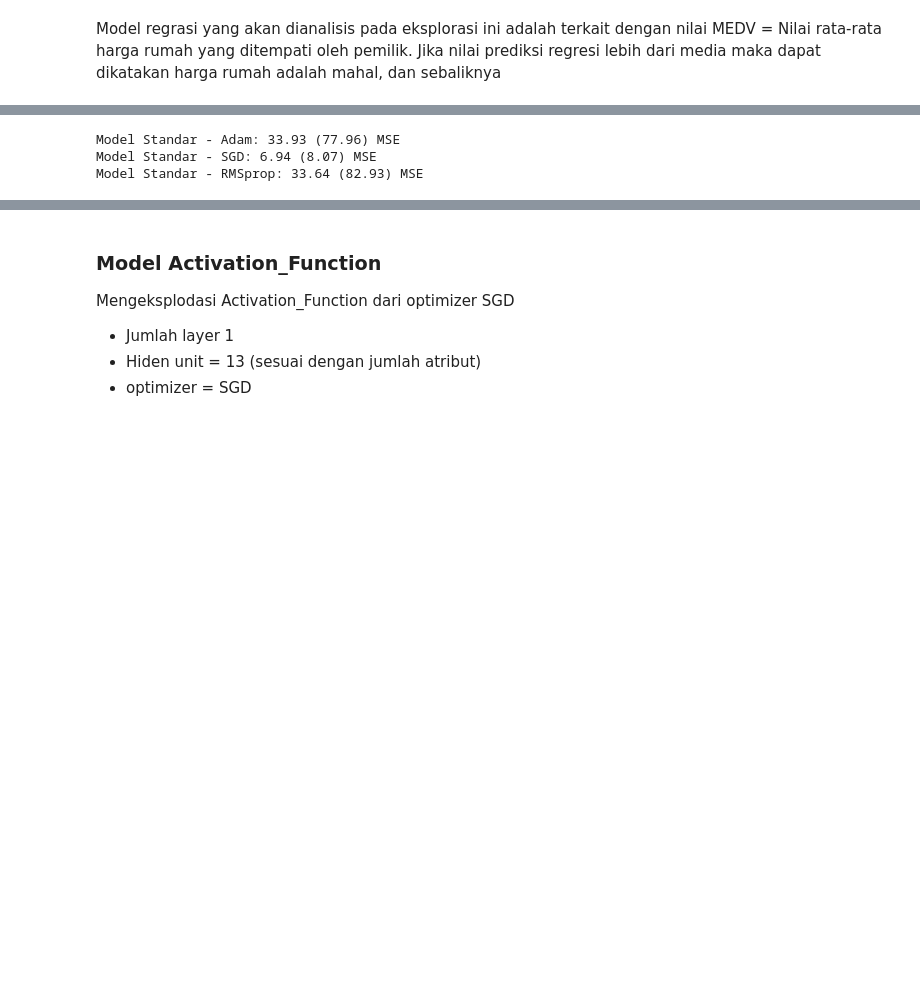
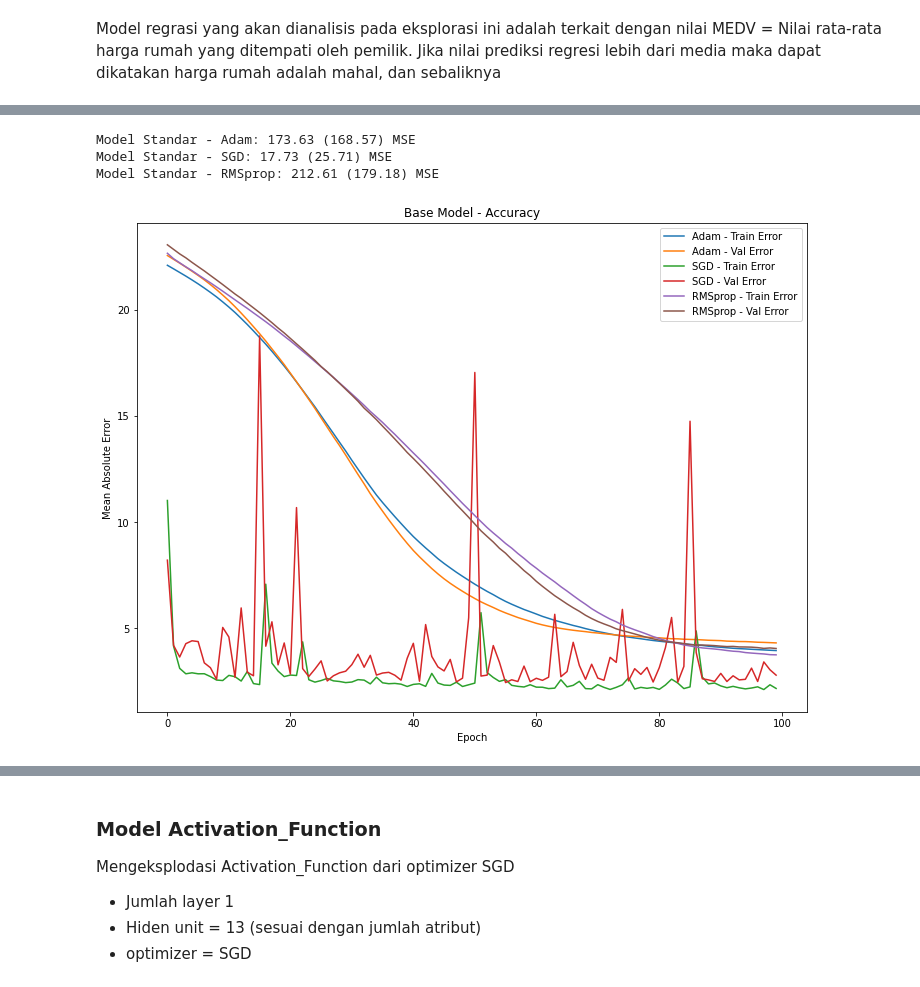
Before and after one commit to achluky/EI7007-Pebelejaran-Mesin-Lanjut, a Jupyter notebook: Tugas_1B_Regresi_Boston_Housing_Price_dengan_ANN.ipynb, the cells around one changed output, grey strips where cells are left out. Saved outputs shown, nothing was run; the diff lists cells and outputs as text; code cells hidden in the pictures; blank space fills up the shorter version.

```diff
--- a/Tugas_1B_Regresi_Boston_Housing_Price_dengan_ANN.ipynb
+++ b/Tugas_1B_Regresi_Boston_Housing_Price_dengan_ANN.ipynb
@@ -85,7 +90,7 @@ index = Atribut
 # load dataset
 column_names = ['CRIM', 'ZN', 'INDUS', 'CHAS', 'NOX',
                 'RM', 'AG', 'DIS', 'RAD', 'TAX', 'PTRATIO', 'B', 'LSTAT', 'MEDV']
-dataframe = pd.read_csv("/content/housing.csv",
+dataframe = pd.read_csv("/content/drive/MyDrive/Colab Notebooks/housing.csv",
                         names=column_names,
                         delim_whitespace=True,
                         header=None)
@@ -258,7 +285,7 @@ def build_model(opti):
   return model
 # %%
 BATCH_SIZE = 32
-EPOCHS = 1000
+EPOCHS = 100
 class PrintDot(keras.callbacks.Callback):
   def on_epoch_end(self, epoch, logs):
     if epoch % 100 == 0: print('')
@@ -268,12 +295,12 @@ model = build_model('Adam');
 history1 = model.fit(normed_train_data, # ADAM
                     train_labels,
                     epochs=EPOCHS,
-                    validation_split = 0.2,
+                    validation_data=(normed_test_data, test_labels),
                     verbose=0,
                     callbacks=[PrintDot()])
 # %%
 BATCH_SIZE = 32
-EPOCHS = 1000
+EPOCHS = 100
 class PrintDot(keras.callbacks.Callback):
   def on_epoch_end(self, epoch, logs):
     if epoch % 100 == 0: print('')
@@ -282,12 +309,12 @@ model = build_model('SGD');
 history2 = model.fit(normed_train_data, #SGD
                     train_labels,
                     epochs=EPOCHS,
-                    validation_split = 0.2,
+                    validation_data=(normed_test_data, test_labels),
                     verbose=0,
                     callbacks=[PrintDot()])
 # %%
 BATCH_SIZE = 32
-EPOCHS = 1000
+EPOCHS = 100
 class PrintDot(keras.callbacks.Callback):
   def on_epoch_end(self, epoch, logs):
     if epoch % 100 == 0: print('')
@@ -296,6 +323,6 @@ model = build_model('RMSprop');
 history3 = model.fit(normed_train_data, #RMSprop
                     train_labels,
                     epochs=EPOCHS,
-                    validation_split = 0.2,
+                    validation_data=(normed_test_data, test_labels),
                     verbose=0,
                     callbacks=[PrintDot()])
@@ -306,8 +329,27 @@ hist3 = pd.DataFrame(history3.history)
 # %%
+hist1 = pd.DataFrame(history1.history)
+hist2 = pd.DataFrame(history2.history)
+hist3 = pd.DataFrame(history3.history)
 print("Model Standar - Adam: %.2f (%.2f) MSE" % (hist1['mse'].mean(), hist1['mse'].std()))
 print("Model Standar - SGD: %.2f (%.2f) MSE" % (hist2['mse'].mean(), hist2['mse'].std()))
 print("Model Standar - RMSprop: %.2f (%.2f) MSE" % (hist3['mse'].mean(), hist3['mse'].std()))
 # %% [output]
-Model Standar - Adam: 33.93 (77.96) MSE
-Model Standar - SGD: 6.94 (8.07) MSE
-Model Standar - RMSprop: 33.64 (82.93) MSE
+Model Standar - Adam: 173.63 (168.57) MSE
+Model Standar - SGD: 17.73 (25.71) MSE
+Model Standar - RMSprop: 212.61 (179.18) MSE
+# %%
+plt.rcParams['figure.figsize'] = (12.0, 9.0)
+plt.plot(history1.epoch, hist1['mae'], label='Adam - Train Error')
+plt.plot(history1.epoch, hist1['val_mae'], label = 'Adam - Val Error')
+plt.plot(history2.epoch, hist2['mae'], label='SGD - Train Error')
+plt.plot(history2.epoch, hist2['val_mae'], label = 'SGD - Val Error')
+plt.plot(history3.epoch, hist3['mae'], label='RMSprop - Train Error')
+plt.plot(history3.epoch, hist3['val_mae'], label = 'RMSprop - Val Error')
+plt.title('Base Model - Accuracy')
+plt.ylabel('Mean Absolute Error')
+plt.xlabel('Epoch')
+plt.legend()
+plt.savefig('BaseModel-Accuracy-Optimizers.jpg')
+plt.show()
+# %% [output]
+[figure, added]
```
Also changed, not shown: parts of 34 cells of this notebook.
